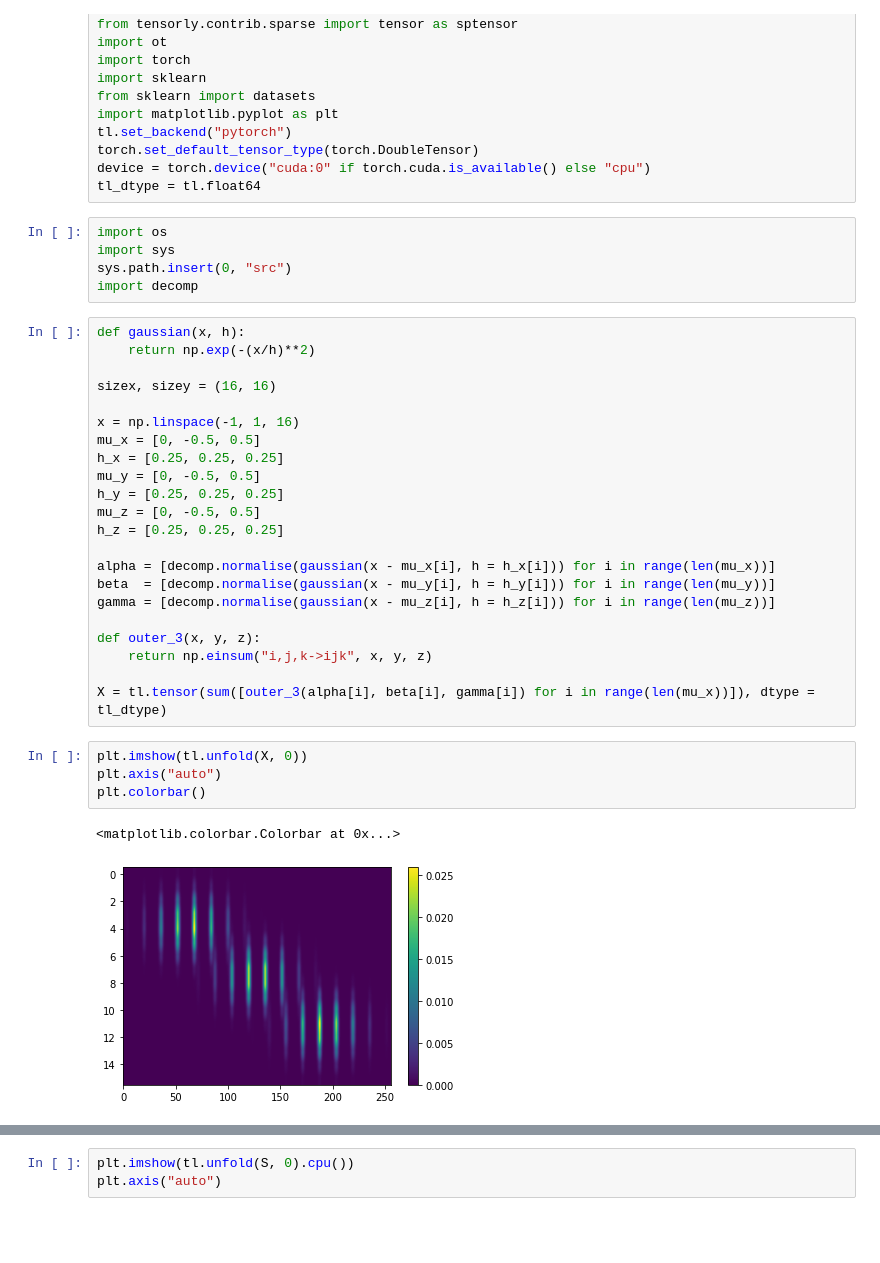
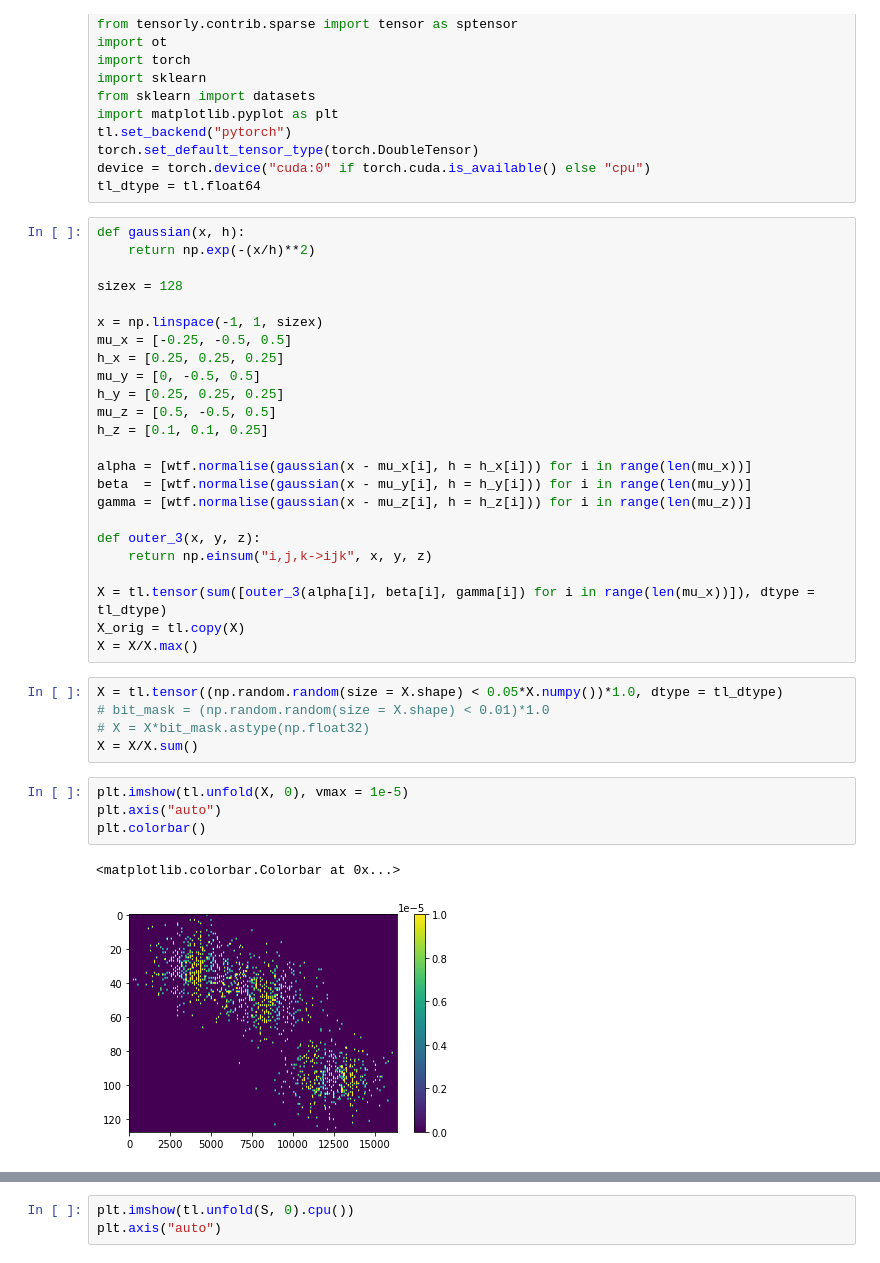
Before and after one commit to zsteve/wtf, a Jupyter notebook: examples/trivariate.ipynb, the cells around one changed output, grey strips where cells are left out. Cells and saved outputs as stored; diff of their text form; blank space fills up the shorter version.

Commit message:
added tensor distance, cleaned up source

```diff
--- a/examples/trivariate.ipynb
+++ b/examples/trivariate.ipynb
@@ -93,38 +24,40 @@ tl.set_backend("pytorch")
 torch.set_default_tensor_type(torch.DoubleTensor)
 device = torch.device("cuda:0" if torch.cuda.is_available() else "cpu")
 tl_dtype = tl.float64
-# %%
-import os
-import sys
-sys.path.insert(0, "src")
-import decomp
 # %%
 def gaussian(x, h):
     return np.exp(-(x/h)**2)
 
-sizex, sizey = (16, 16)
+sizex = 128
 
-x = np.linspace(-1, 1, 16)
-mu_x = [0, -0.5, 0.5]
+x = np.linspace(-1, 1, sizex)
+mu_x = [-0.25, -0.5, 0.5]
 h_x = [0.25, 0.25, 0.25]
 mu_y = [0, -0.5, 0.5]
 h_y = [0.25, 0.25, 0.25]
-mu_z = [0, -0.5, 0.5]
-h_z = [0.25, 0.25, 0.25]
+mu_z = [0.5, -0.5, 0.5]
+h_z = [0.1, 0.1, 0.25]
 
-alpha = [decomp.normalise(gaussian(x - mu_x[i], h = h_x[i])) for i in range(len(mu_x))]
-beta  = [decomp.normalise(gaussian(x - mu_y[i], h = h_y[i])) for i in range(len(mu_y))]
-gamma = [decomp.normalise(gaussian(x - mu_z[i], h = h_z[i])) for i in range(len(mu_z))]
+alpha = [wtf.normalise(gaussian(x - mu_x[i], h = h_x[i])) for i in range(len(mu_x))]
+beta  = [wtf.normalise(gaussian(x - mu_y[i], h = h_y[i])) for i in range(len(mu_y))]
+gamma = [wtf.normalise(gaussian(x - mu_z[i], h = h_z[i])) for i in range(len(mu_z))]
 
 def outer_3(x, y, z):
     return np.einsum("i,j,k->ijk", x, y, z)
 
 X = tl.tensor(sum([outer_3(alpha[i], beta[i], gamma[i]) for i in range(len(mu_x))]), dtype = tl_dtype)
+X_orig = tl.copy(X)
+X = X/X.max()
+# %%
+X = tl.tensor((np.random.random(size = X.shape) < 0.05*X.numpy())*1.0, dtype = tl_dtype)
+# bit_mask = (np.random.random(size = X.shape) < 0.01)*1.0
+# X = X*bit_mask.astype(np.float32)
+X = X/X.sum()
 # %%
-plt.imshow(tl.unfold(X, 0))
+plt.imshow(tl.unfold(X, 0), vmax = 1e-5)
 plt.axis("auto")
 plt.colorbar()
 # %% [output]
 <matplotlib.colorbar.Colorbar at 0x...>
-[figure, old version]
+[figure, new version]
 # %%
```
Also changed, not shown: parts of 29 cells of this notebook, 5 other files.
